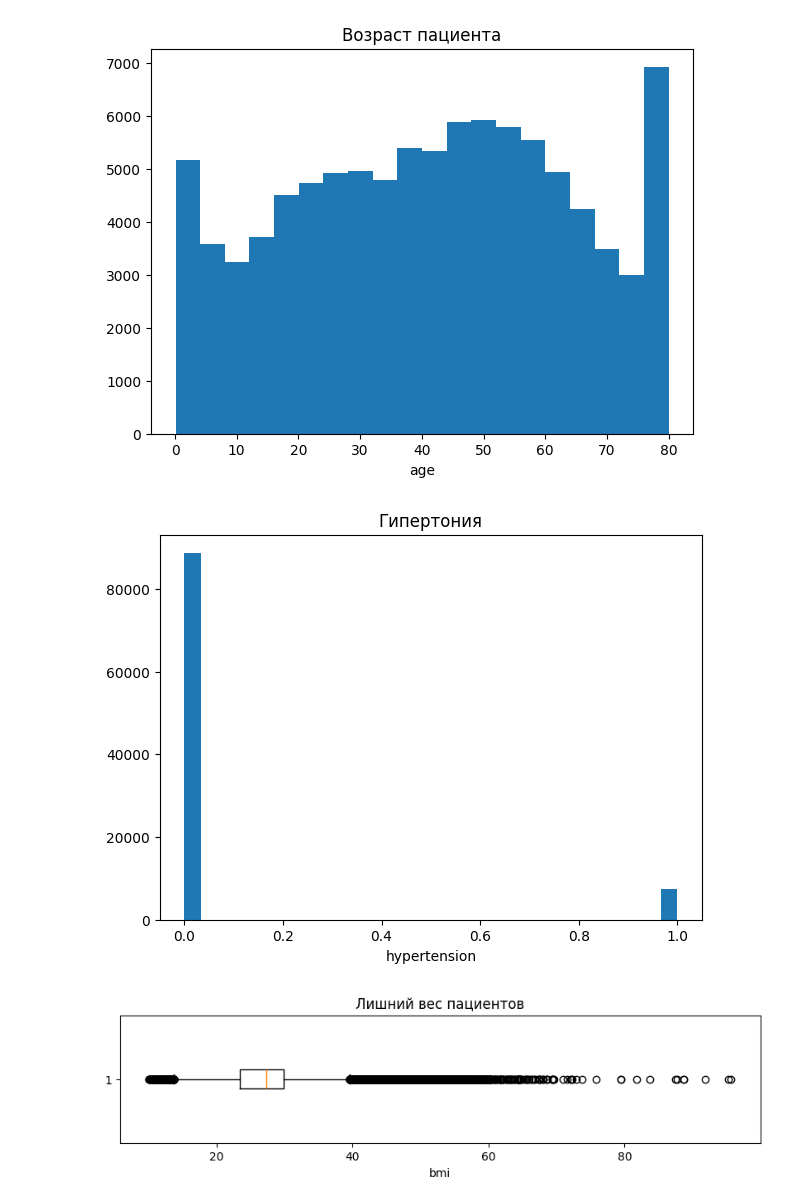
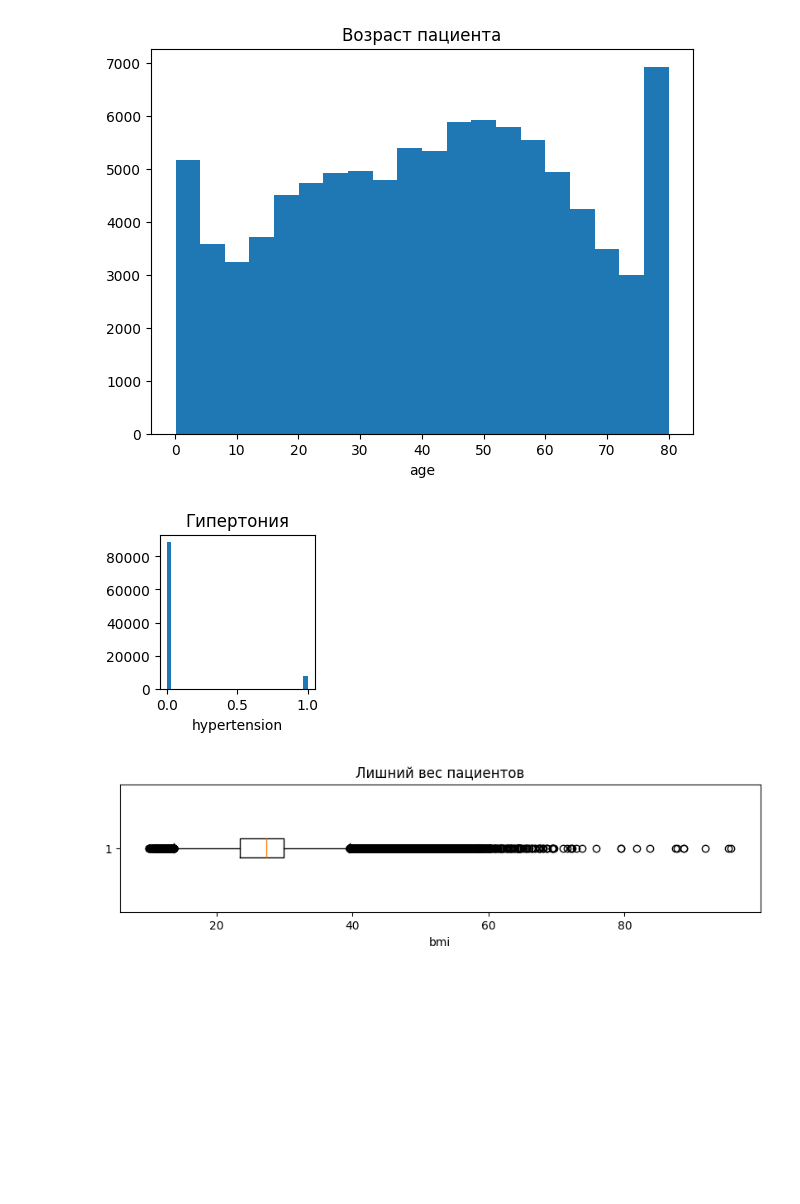
Before and after one commit to korsh624/DS, a Jupyter notebook: 1.7/HW_1_5_PRO_for_stud.ipynb, the cells around one changed output. Drawn from its saved outputs; the diff is of its cells as text; code cells hidden in the pictures; blank space fills up the shorter version.

```diff
--- a/1.7/HW_1_5_PRO_for_stud.ipynb
+++ b/1.7/HW_1_5_PRO_for_stud.ipynb
@@ -170,13 +170,13 @@ plt.show()
 # %% [output]
 [figure]
 # %%
-plt.figure(figsize=(7,5))
+plt.figure(figsize=(2,2))
 plt.title('Гипертония')
 plt.hist(df.hypertension, bins=30)
 plt.xlabel('hypertension')
 plt.show()
 # %% [output]
-[figure, old version]
+[figure, new version]
 # %%
 plt.figure(figsize=(10,2))
 plt.title('Лишний вес пациентов')
```
Also changed, not shown: parts of 12 cells of this notebook.
